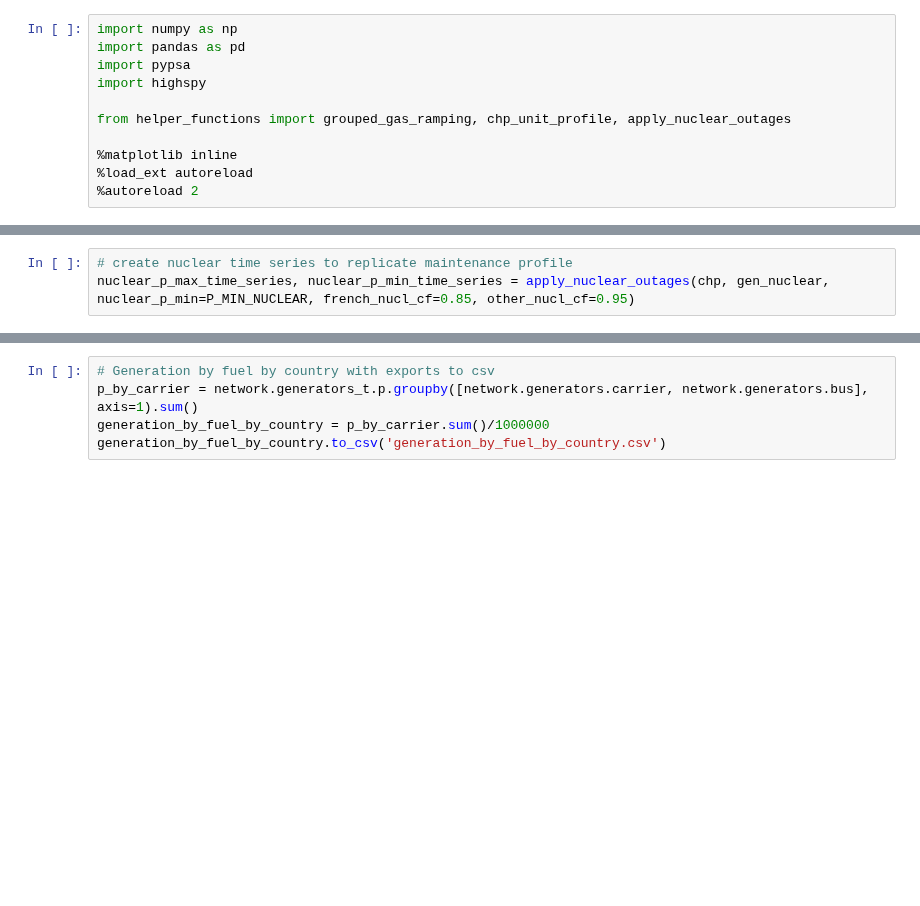
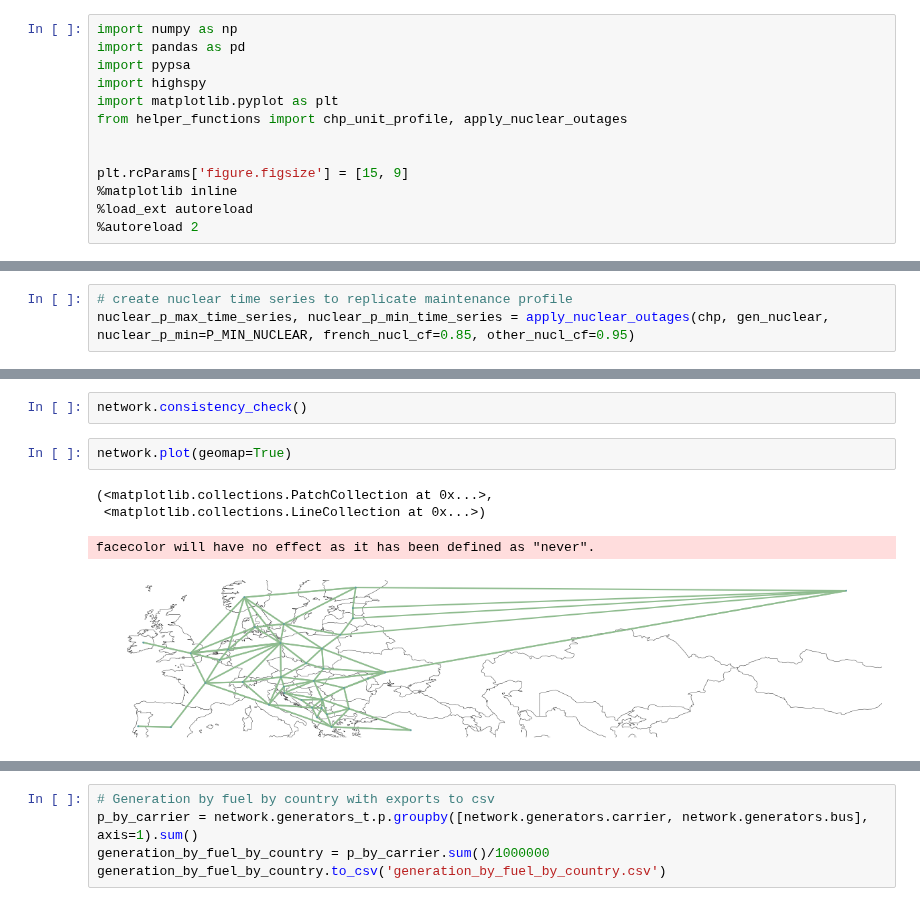
Before and after one commit to ember-climate/ember-pypsa, a Jupyter notebook: ember-pypsa.ipynb, the cells around one changed output, grey strips where cells are left out. Cells and saved outputs as stored; diff of their text form; blank space fills up the shorter version.

```diff
--- a/ember-pypsa.ipynb
+++ b/ember-pypsa.ipynb
@@ -3,9 +3,11 @@ import numpy as np
 import pandas as pd
 import pypsa
 import highspy
+import matplotlib.pyplot as plt
+from helper_functions import chp_unit_profile, apply_nuclear_outages
 
-from helper_functions import grouped_gas_ramping, chp_unit_profile, apply_nuclear_outages
 
+plt.rcParams['figure.figsize'] = [15, 9]
 %matplotlib inline
 %load_ext autoreload
 %autoreload 2
@@ -320,2 +345,11 @@ network.madd("Store", st_hydrogen.index, bus=st_hydrogen['bus'].tolist(), carrie
+# %%
+network.consistency_check()
+# %%
+network.plot(geomap=True)
+# %% [output]
+(<matplotlib.collections.PatchCollection at 0x...>,
+ <matplotlib.collections.LineCollection at 0x...>)
+facecolor will have no effect as it has been defined as "never".
+[figure, added]
 # %%
 network.optimize(solver_name='highs')
```
Also changed, not shown: parts of 5 cells of this notebook, 1 other file.
